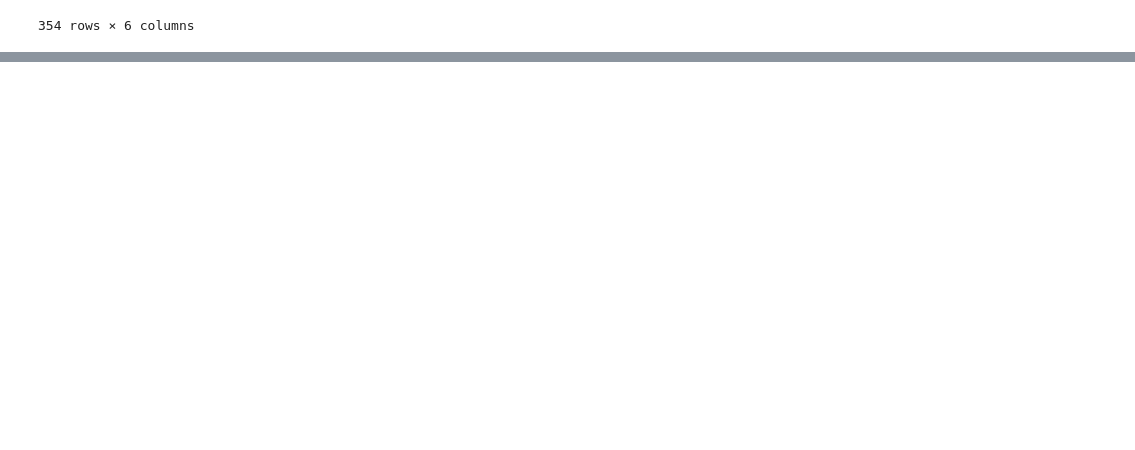
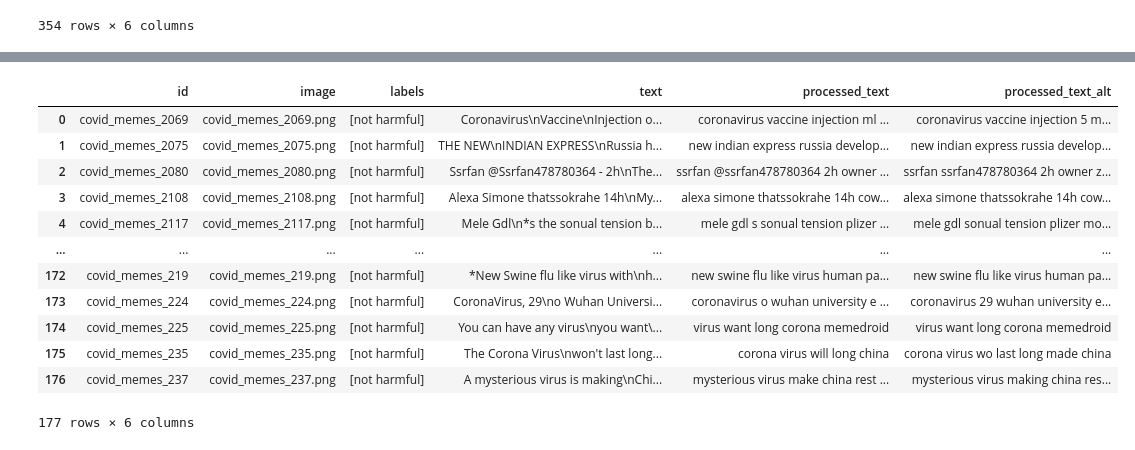
Before and after one commit to Luca-Frank/TUM-ProjectWeek24-HarMeme, a Jupyter notebook: data.ipynb, the cells around one changed output, grey strips where cells are left out. Drawn from its saved outputs; the diff is of its cells as text; code cells hidden in the pictures; blank space fills up the shorter version.

Commit message:
add validation data to the processing

```diff
--- a/data.ipynb
+++ b/data.ipynb
@@ -169,0 +180,13 @@ data.to_csv("data_test_preprocessed.csv")
+# %%
+data=[]
+with open('memes/defaults/annotations/val.jsonl', 'r') as json_file:
+    json_list = list(json_file)
+
+for json_str in json_list:
+    result = json.loads(json_str)
+    data.append(result)
+    #print(f"result: {result}")
+    #print(isinstance(result, dict))
+
+data = pd.DataFrame(data)
+data
@@ -169,0 +207,18 @@ data.to_csv("data_test_preprocessed.csv")
+# %%
+data["processed_text"] = data["text"].apply(preprocess).apply(lambda x: " ".join(x))
+data["processed_text_alt"] = data['text'].apply(preprocess_text)
+data
+# %% [output]
+|  | id | image | labels | text | processed_text | processed_text_alt |
+| 0 | covid_memes_2069 | covid_memes_2069.png | [not harmful] | Coronavirus\nVaccine\nInjection o... | coronavirus vaccine injection ml ... | coronavirus vaccine injection 5 m... |
+| 1 | covid_memes_2075 | covid_memes_2075.png | [not harmful] | THE NEW\nINDIAN EXPRESS\nRussia h... | new indian express russia develop... | new indian express russia develop... |
+| 2 | covid_memes_2080 | covid_memes_2080.png | [not harmful] | Ssrfan @Ssrfan478780364 - 2h\nThe... | ssrfan @ssrfan478780364 2h owner ... | ssrfan ssrfan478780364 2h owner z... |
+| 3 | covid_memes_2108 | covid_memes_2108.png | [not harmful] | Alexa Simone thatssokrahe 14h\nMy... | alexa simone thatssokrahe 14h cow... | alexa simone thatssokrahe 14h cow... |
+| 4 | covid_memes_2117 | covid_memes_2117.png | [not harmful] | Mele Gdl\n*s the sonual tension b... | mele gdl s sonual tension plizer ... | mele gdl sonual tension plizer mo... |
+| ... | ... | ... | ... | ... | ... | ... |
+| 172 | covid_memes_219 | covid_memes_219.png | [not harmful] | *New Swine flu like virus with\nh... | new swine flu like virus human pa... | new swine flu like virus human pa... |
+| 173 | covid_memes_224 | covid_memes_224.png | [not harmful] | CoronaVirus, 29\no Wuhan Universi... | coronavirus o wuhan university e ... | coronavirus 29 wuhan university e... |
+| 174 | covid_memes_225 | covid_memes_225.png | [not harmful] | You can have any virus\nyou want\... | virus want long corona memedroid | virus want long corona memedroid |
+| 175 | covid_memes_235 | covid_memes_235.png | [not harmful] | The Corona Virus\nwon't last long... | corona virus will long china | corona virus wo last long made china |
+| 176 | covid_memes_237 | covid_memes_237.png | [not harmful] | A mysterious virus is making\nChi... | mysterious virus make china rest ... | mysterious virus making china res... |
+177 rows × 6 columns
```
Also changed, not shown: parts of 6 cells of this notebook, 1 other file.
